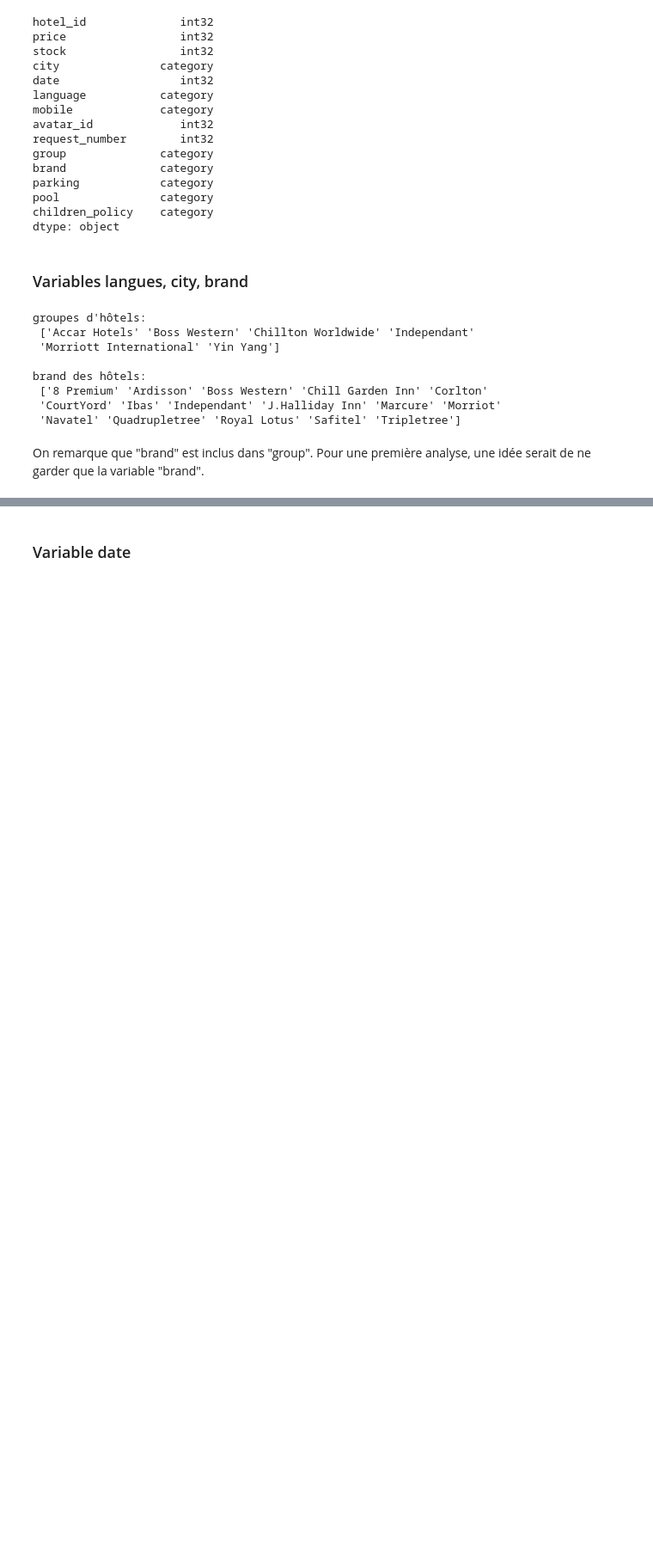
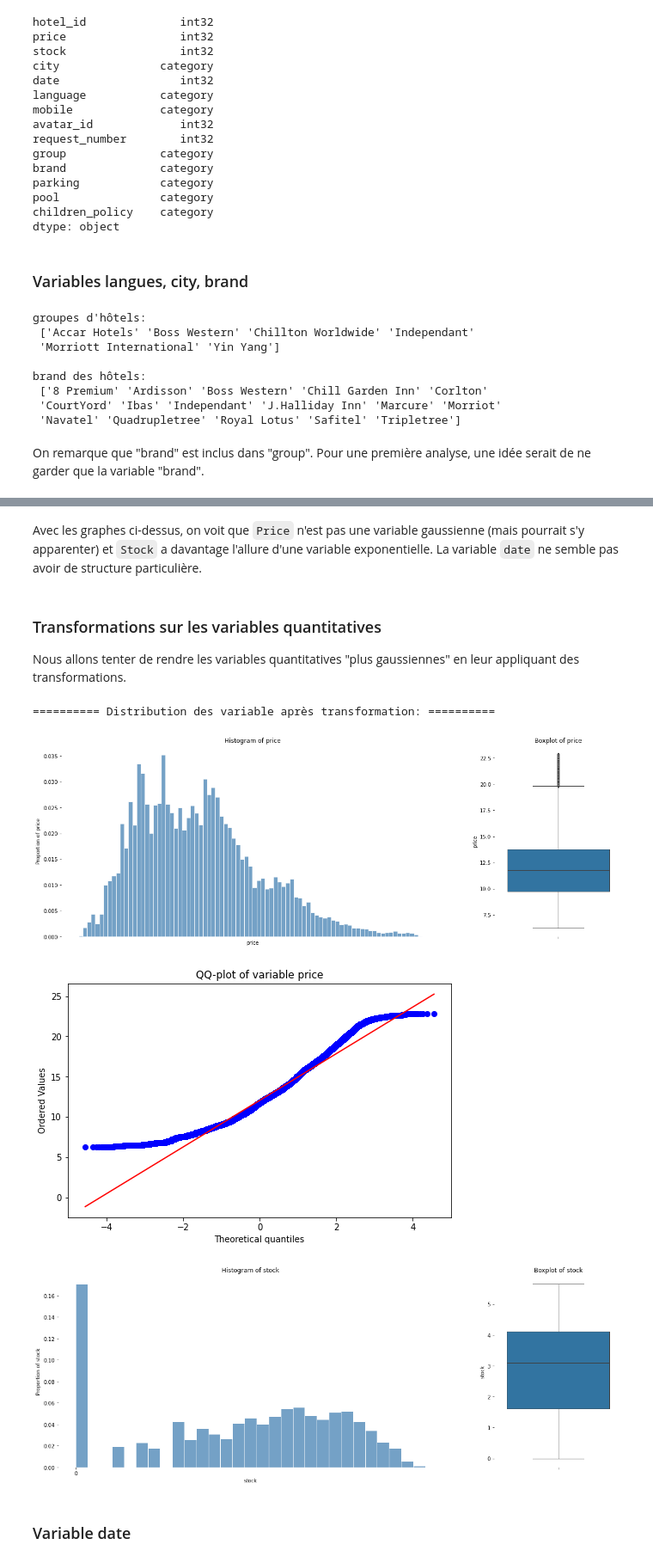
Before and after one commit to leacamusat/Defi-IA-bedbugs, a Jupyter notebook: Modeles.ipynb, the cells around one changed output, grey strips where cells are left out. Shown at 86% size. Cells and saved outputs as stored; diff of their text form; code cells hidden in the pictures; blank space fills up the shorter version.

```diff
--- a/Modeles.ipynb
+++ b/Modeles.ipynb
@@ -163,0 +214,6 @@ Text(0.5, 1.0, 'price')
+# %% [markdown]
+Avec les graphes ci-dessus, on voit que `Price` n'est pas une variable gaussienne (mais pourrait s'y apparenter) et `Stock` a davantage l'allure d'une variable exponentielle. La variable `date` ne semble pas avoir de structure particulière.
+# %% [markdown]
+### Transformations sur les variables quantitatives
+
+Nous allons tenter de rendre les variables quantitatives "plus gaussiennes" en leur appliquant des transformations.
@@ -164,2 +224,11 @@ Text(0.5, 1.0, 'price')
+# %%
+print("========== Distribution des variable après transformation: ==========")
+plotHist("price", start = -2, stop = 20, step = 1, bin_width = .2, qqPlot = True)
+plotHist("stock",start = 0, stop = 15, step = 1, bin_width = .2, qqPlot = False)
+# %% [output]
+========== Distribution des variable après transformation: ==========
+[figure, added]
+[figure, added]
+[figure, added]
 # %% [markdown]
 ### Variable date
```
Also changed, not shown: parts of 43 cells of this notebook.
